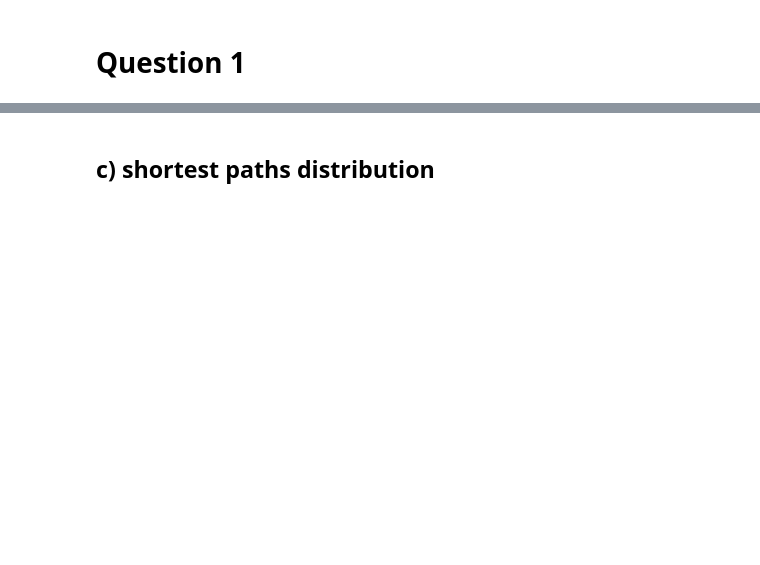
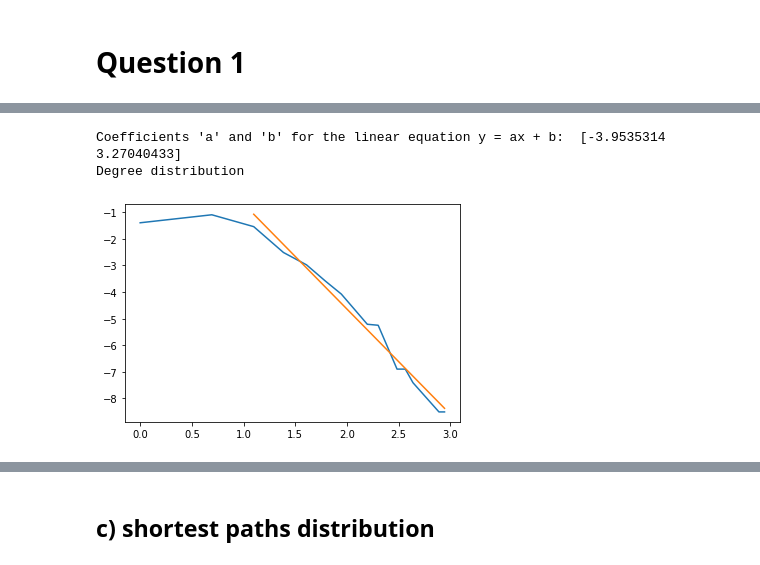
Before and after one commit to AndyBaiMQC/COMP-596-Network-Science, a Jupyter notebook: a1/Q1Q2.ipynb, the cells around one changed output, grey strips where cells are left out. Cells and saved outputs as stored; diff of their text form; code cells hidden in the pictures; blank space fills up the shorter version.

```diff
--- a/a1/Q1Q2.ipynb
+++ b/a1/Q1Q2.ipynb
@@ -15,0 +88,6 @@ from scipy.sparse import csc_matrix
+# %%
+get_degree(a_power, 1,2,16)
+# %% [output]
+Coefficients 'a' and 'b' for the linear equation y = ax + b:  [-3.9535314   3.27040433]
+Degree distribution
+[figure, added]
```
Also changed, not shown: parts of 75 cells of this notebook, 3 other files.
